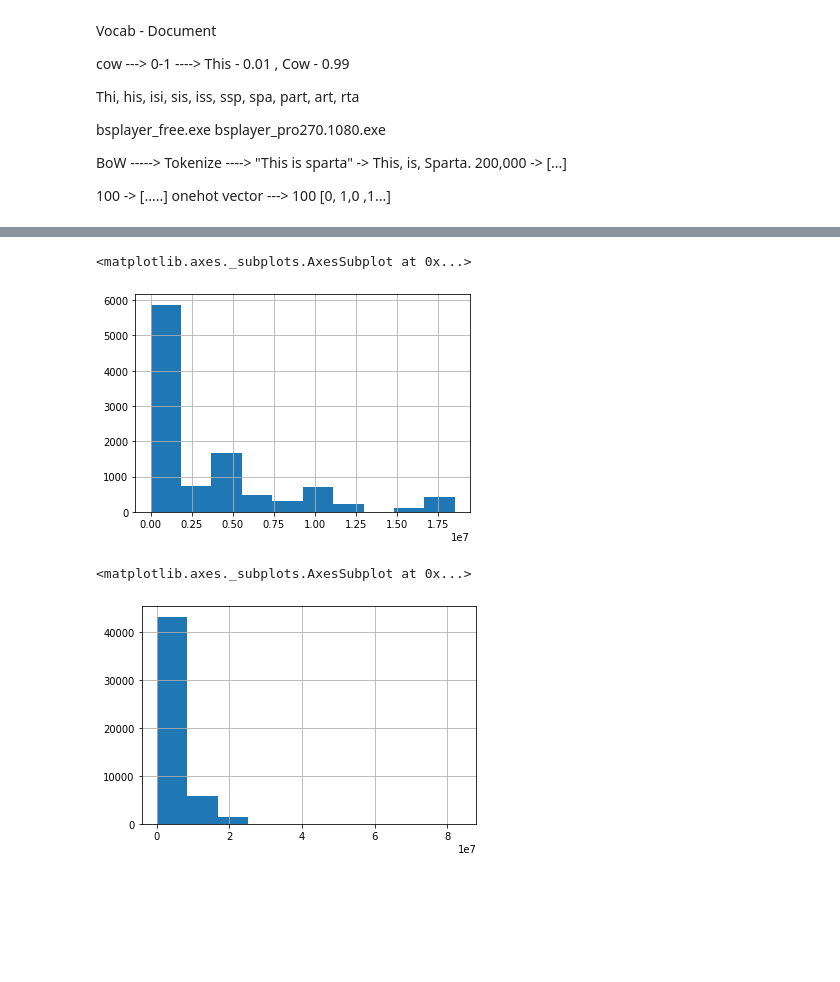
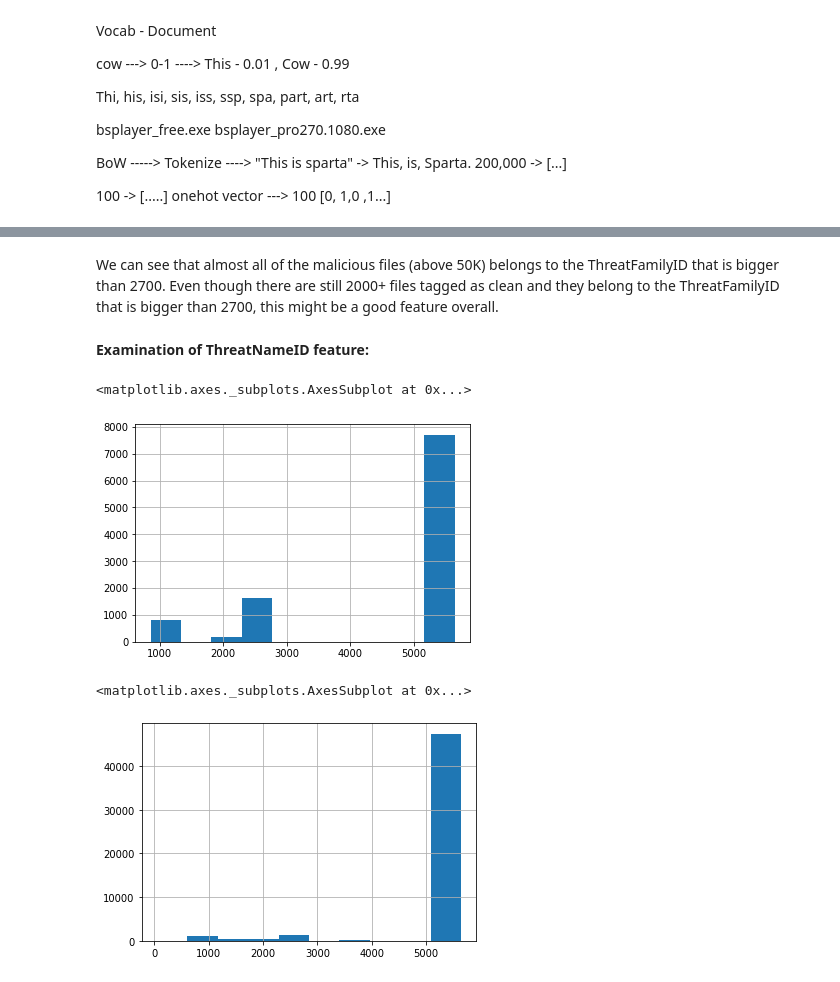
Before and after one commit to NitCoh/TextAnalysisForBigData, a Jupyter notebook: Big_Data_Analysis_for_Cyber_Security_Text_Analysis.ipynb, the cells around one changed output, grey strips where cells are left out. Saved outputs shown, nothing was run; the diff lists cells and outputs as text; code cells hidden in the pictures; blank space fills up the shorter version.

```diff
--- a/Big_Data_Analysis_for_Cyber_Security_Text_Analysis.ipynb
+++ b/Big_Data_Analysis_for_Cyber_Security_Text_Analysis.ipynb
@@ -576,10 +658,15 @@ Counted labeled examples in test : 15218
+# %% [markdown]
+We can see that almost all of the malicious files (above 50K) belongs to the ThreatFamilyID that is bigger than 2700.
+Even though there are still 2000+ files tagged as clean and they belong to the ThreatFamilyID that is bigger than 2700, this might be a good feature overall.
+# %% [markdown]
+**Examination of ThreatNameID feature:**
 # %%
-train_df_clean.Size.hist()
+train_df_clean.ThreatNameID.hist()
 # %% [output]
 <matplotlib.axes._subplots.AxesSubplot at 0x...>
-[figure, old version]
+[figure, new version]
 # %%
-train_df_mal.Size.hist()
+train_df_mal.ThreatNameID.hist()
 # %% [output]
 <matplotlib.axes._subplots.AxesSubplot at 0x...>
-[figure, old version]
+[figure, new version]
```
Also changed, not shown: parts of 23 cells of this notebook.
